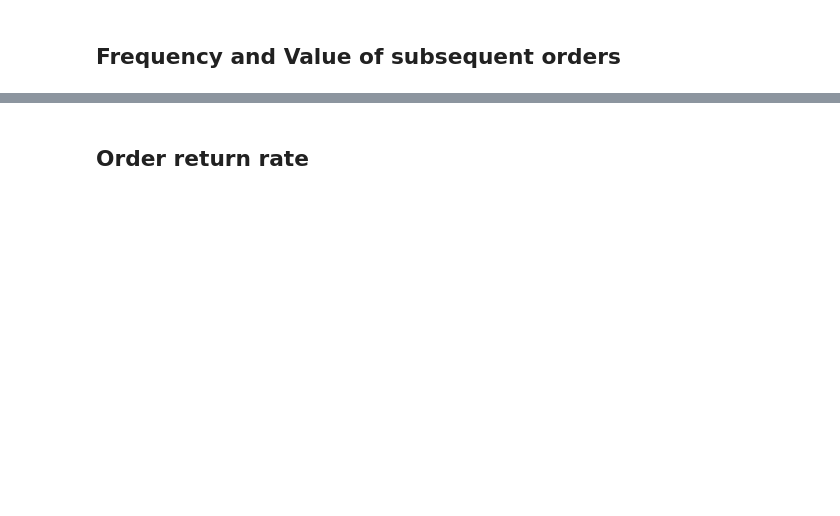
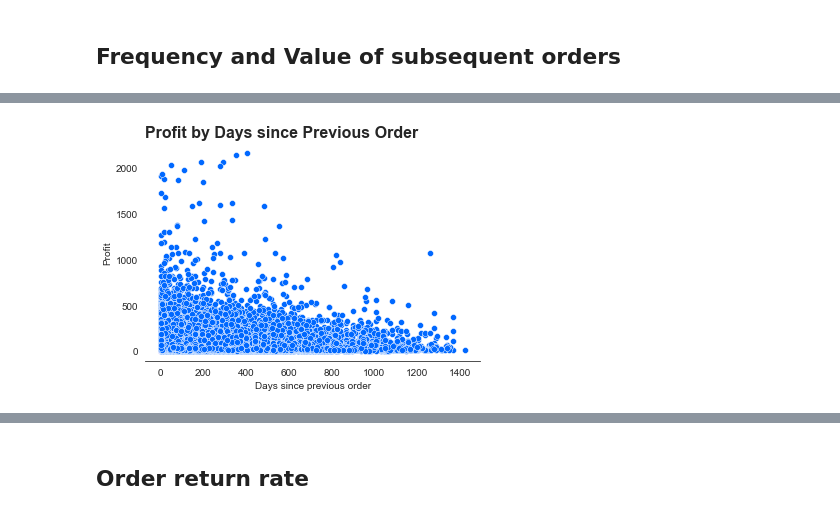
Before and after one commit to buttersaltpepper/Data-Analysis, a Jupyter notebook: project1.ipynb, the cells around one changed output, grey strips where cells are left out. Saved outputs shown, nothing was run; the diff lists cells and outputs as text; code cells hidden in the pictures; blank space fills up the shorter version.

```diff
--- a/project1.ipynb
+++ b/project1.ipynb
@@ -299,3 +312,10 @@ rfm.groupby('order_number')[['profit', 'days_from_last_order']].agg({
+# %%
+sns.scatterplot(x=rfm.days_from_last_order, y=rfm.profit)
+plt.title('Profit by Days since Previous Order', loc='left')
+plt.ylabel('Profit')
+plt.xlabel('Days since previous order');
+# %% [output]
+[figure, added]
 # %%
 sns.countplot(x='order_number', data=rfm, color='#0068ff')
 plt.title('Order Frequency Distribution Among Users', loc='left')
```
Also changed, not shown: parts of 73 cells of this notebook, 2 other files.
